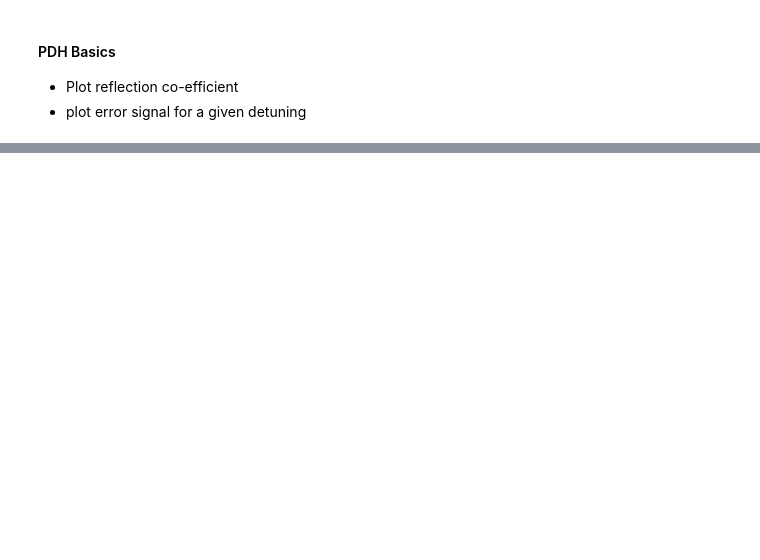
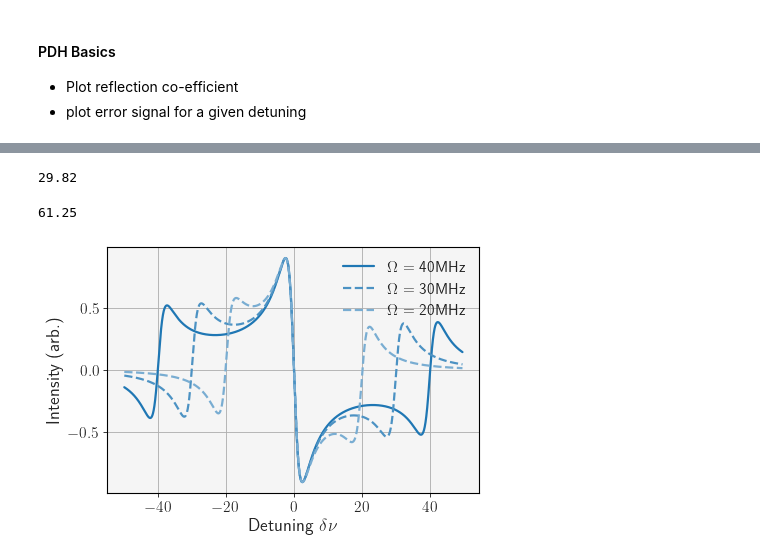
Before and after one commit to SMK-UK/PDH, a Jupyter notebook: example.ipynb, the cells around one changed output, grey strips where cells are left out. Drawn from its saved outputs; the diff is of its cells as text; code cells hidden in the pictures; blank space fills up the shorter version.

```diff
--- a/example.ipynb
+++ b/example.ipynb
@@ -60,0 +93,38 @@ ax_err.set_xticklabels(['$-\Omega$', '0', '$\Omega$'])
+# %%
+fp.r_1 = 0.9
+fp.r_2 = 0.9
+print(round(fp.finesse, 2))
+# %% [output]
+29.82
+# %%
+omega = 40E6            # set detuning of modulation
+lims=[-omega*2, omega*2]
+
+fp.r_1 = 0.95
+fp.r_2 = 0.95
+print(round(fp.finesse, 2))
+
+a, b = fp.clip(freqs, lims)
+freqs = freqs[a:b]
+error = fp.err_signal(freqs, detune=omega)
+
+fig, ax = mp.subplots()
+ax.plot(freqs*fp.scale, error.imag, color='C0',  label='$\\Omega$ = 40MHz')
+ax.set(xlabel='Detuning $\\delta\\nu$', ylabel='Intensity (arb.)')
+#ax.set_xticks([-omega*fp.scale, 0, omega*fp.scale])
+#ax.set_xticklabels(['$-\\Omega$', '0', '$\\Omega$'])
+
+omega = 30E6
+error = fp.err_signal(freqs, detune=omega)
+ax.plot(freqs*fp.scale, error.imag, '--', color=light1, label='$\\Omega$ = 30MHz')
+
+omega = 20E6
+error = fp.err_signal(freqs, detune=omega)
+ax.plot(freqs*fp.scale, error.imag, '--', color=light2 ,label='$\\Omega$ = 20MHz')
+
+ax.legend(loc='upper right')
+path = f'{fp.dir}{fp.folder}detune_err.{fp.format}'
+fig.savefig(fname=path, dpi=fp.res, format=fp.format, bbox_inches='tight')
+# %% [output]
+61.25
+[figure, added]
```
Also changed, not shown: parts of 6 cells of this notebook, 3 other files.
